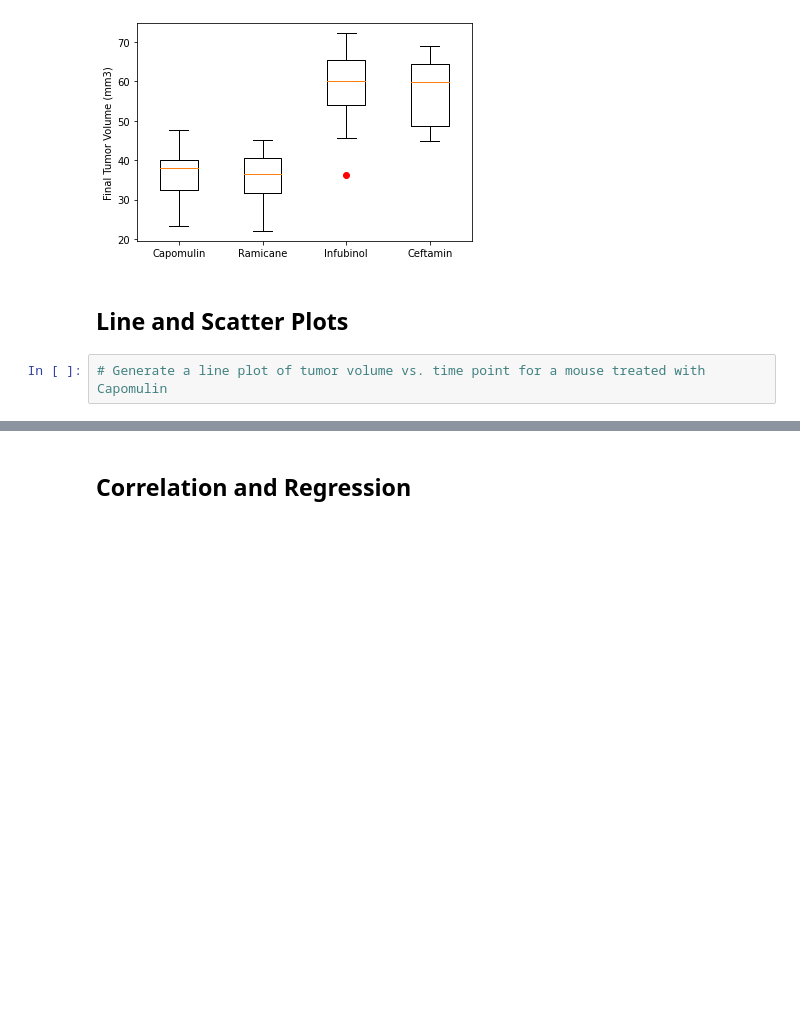
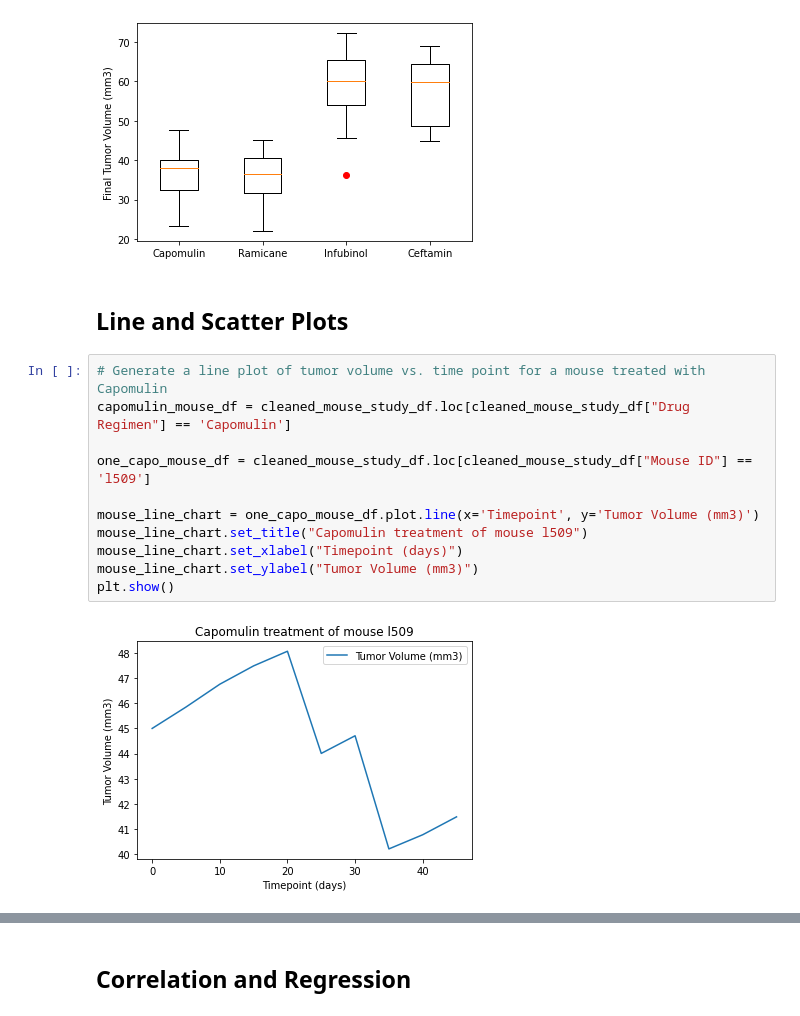
Before and after one commit to atmetz/matplotlib-challenge, a Jupyter notebook: pymaceuticals.ipynb, the cells around one changed output, grey strips where cells are left out. Drawn from its saved outputs; the diff is of its cells as text; blank space fills up the shorter version.

```diff
--- a/pymaceuticals.ipynb
+++ b/pymaceuticals.ipynb
@@ -264,7 +269,18 @@ plt.show()
 [figure]
 # %% [markdown]
 ## Line and Scatter Plots
-# %%
-# Generate a line plot of tumor volume vs. time point for a mouse treated with Capomulin
+# %%
+# Generate a line plot of tumor volume vs. time point for a mouse treated with Capomulin
+capomulin_mouse_df = cleaned_mouse_study_df.loc[cleaned_mouse_study_df["Drug Regimen"] == 'Capomulin']
+
+one_capo_mouse_df = cleaned_mouse_study_df.loc[cleaned_mouse_study_df["Mouse ID"] == 'l509']
+
+mouse_line_chart = one_capo_mouse_df.plot.line(x='Timepoint', y='Tumor Volume (mm3)')
+mouse_line_chart.set_title("Capomulin treatment of mouse l509")
+mouse_line_chart.set_xlabel("Timepoint (days)")
+mouse_line_chart.set_ylabel("Tumor Volume (mm3)")
+plt.show()
+# %% [output]
+[figure, added]
 # %%
 # Generate a scatter plot of average tumor volume vs. mouse weight for the Capomulin regimen
```
Also changed, not shown: parts of 7 cells of this notebook.
